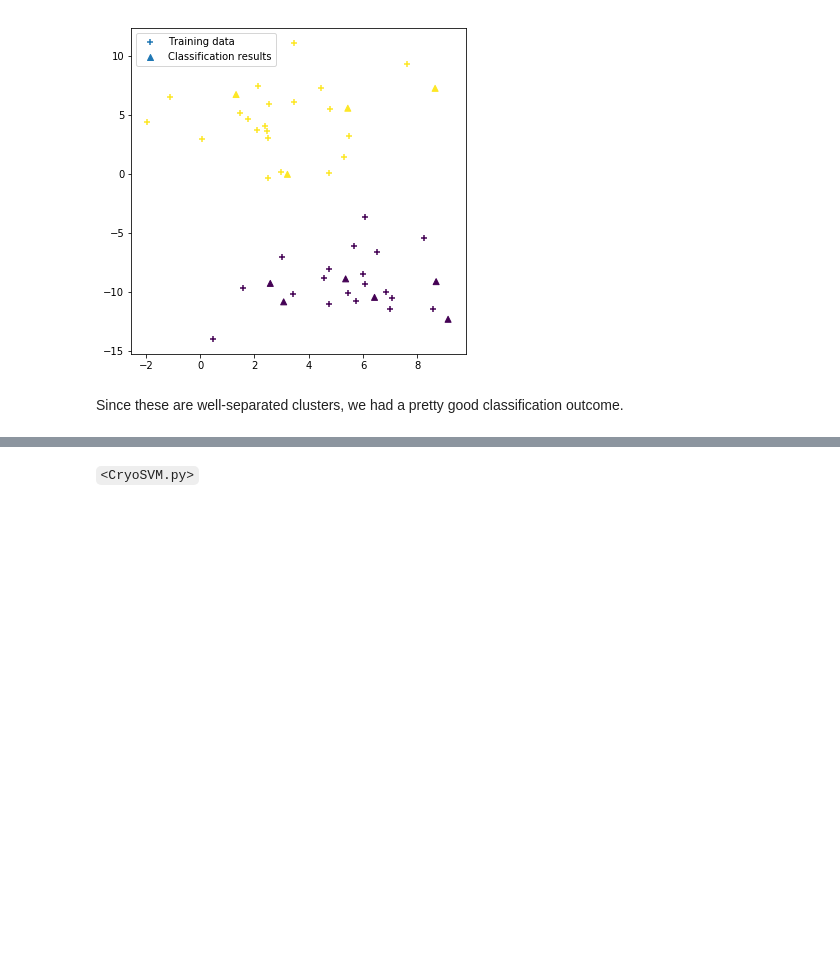
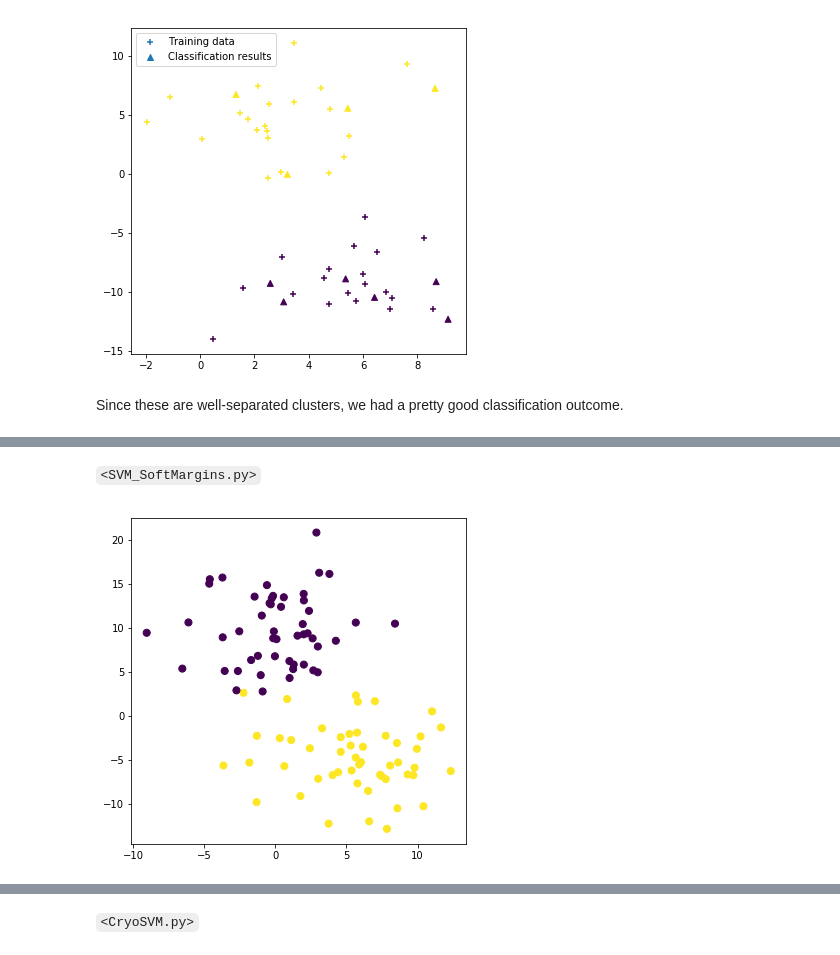
Before and after one commit to sathayas/JupyterAnalyticsSpring2018, a Jupyter notebook: SVM.ipynb, the cells around one changed output, grey strips where cells are left out. Saved outputs shown, nothing was run; the diff lists cells and outputs as text; code cells hidden in the pictures; blank space fills up the shorter version.

Commit message:
Added a section on hard/soft margins, then switched Sections 2 and 3

```diff
--- a/SVM.ipynb
+++ b/SVM.ipynb
@@ -174,0 +180,59 @@ Since these are well-separated clusters, we had a pretty good classification out
+# %% [markdown]
+`<SVM_SoftMargins.py>`
+# %%
+import numpy as np
+import matplotlib.pyplot as plt
+from sklearn.datasets.samples_generator import make_blobs
+from sklearn.svm import SVC
+
+
+def plot_svm_margin(X,y,sv):
+    '''
+    Input:
+         X:  2D data matrix
+         y:  Target vector
+         sv: Support vector machine results
+    Returns:
+         None
+    Produces:
+         A scatter plot of the data X, with colors defined by y.
+         SVM boundary, as well as the margin is plotted. Also
+         support vectors are indicated.
+
+         You need to run plt.show() after everything is done.
+    '''
+    # scatter plot first
+    plt.scatter(X[:, 0], X[:, 1], c=y, s=50)
+
+    # suppor for the meshgrid
+    ax = plt.gca()
+    xlim = ax.get_xlim()
+    ylim = ax.get_ylim()
+
+    # create grid to evaluate model
+    xx = np.linspace(xlim[0], xlim[1], 30)
+    yy = np.linspace(ylim[0], ylim[1], 30)
+    YY, XX = np.meshgrid(yy, xx)
+    xy = np.vstack([XX.ravel(), YY.ravel()]).T
+    Z = sv.decision_function(xy).reshape(XX.shape)
+
+    # plot decision boundary and margins
+    ax.contour(XX, YY, Z, colors='k', levels=[-1, 0, 1], alpha=0.5,
+               linestyles=['--', '-', '--'])
+
+    # plot support vectors
+    ax.scatter(sv.support_vectors_[:, 0], sv.support_vectors_[:, 1], s=200,
+               linewidth=1, edgecolors='k', facecolors='none')
+
+
+# producing a toy data set: two clusters, with some overlap
+X, y = make_blobs(n_samples=100, centers=2,
+                  random_state=23, cluster_std=3.75)
+
+
+# plotting the toy data
+plt.figure(figsize=[6,6])
+plt.scatter(X[:, 0], X[:, 1], c=y, s=50)
+plt.show()
+# %% [output]
+[figure, added]
```
Also changed, not shown: parts of 7 cells of this notebook.
